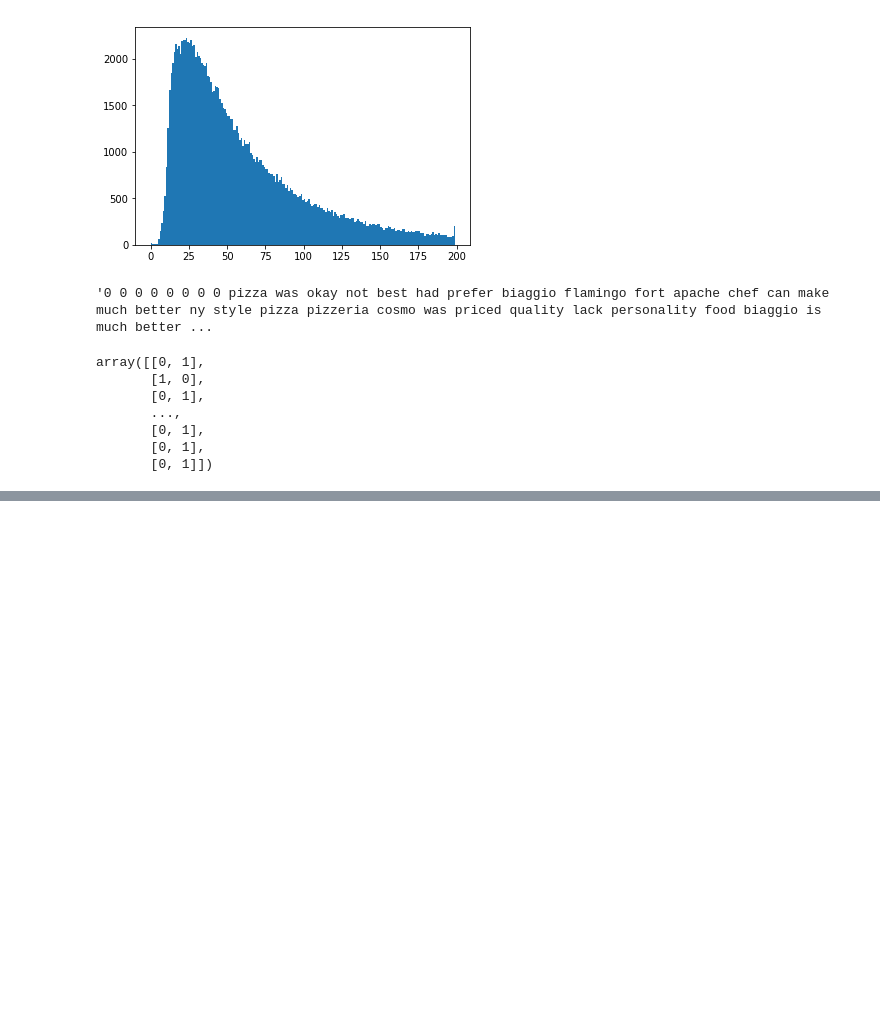
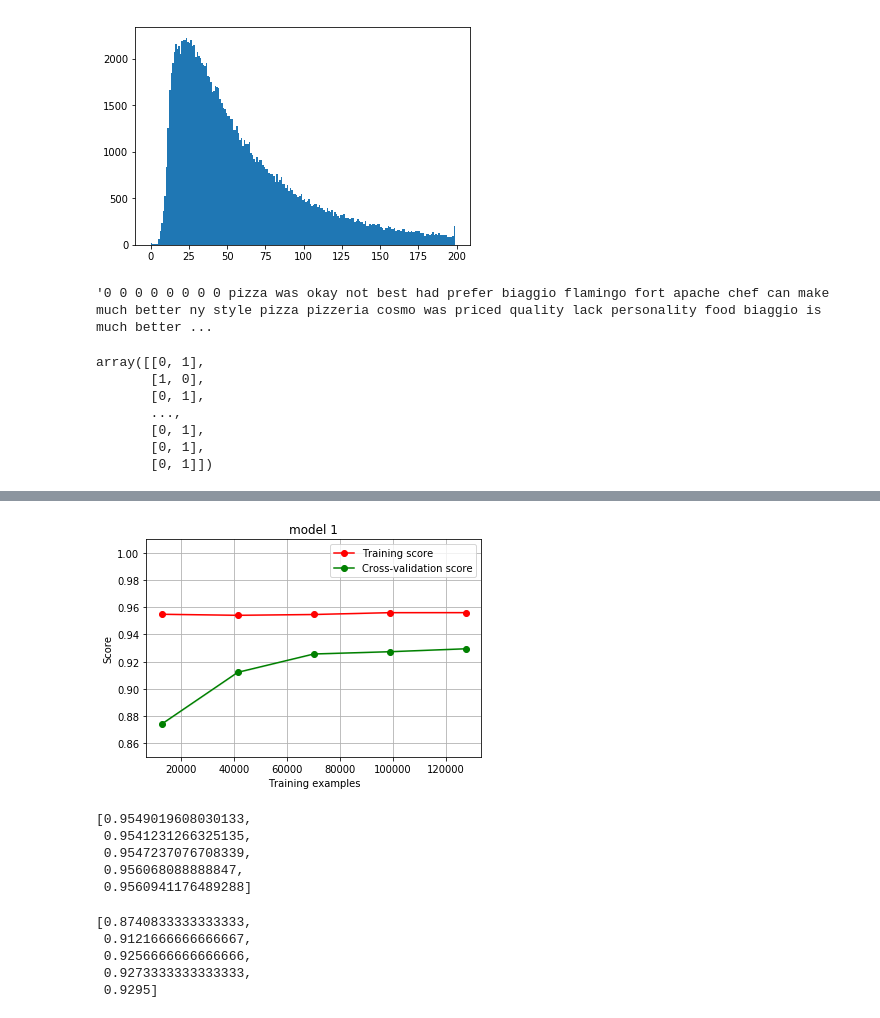
Before and after one commit to cyleefrank/yelp_sentiment_prediction, a Jupyter notebook: model2_improved_preprocessing_learning_curve.ipynb, the cells around one changed output, grey strips where cells are left out. Saved outputs shown, nothing was run; the diff lists cells and outputs as text; code cells hidden in the pictures; blank space fills up the shorter version.

Commit message:
learning curve

```diff
--- a/model2_improved_preprocessing_learning_curve.ipynb
+++ b/model2_improved_preprocessing_learning_curve.ipynb
@@ -26,7 +26,8 @@ num_pos = 0;
 num_neg = 0;
 num_total = 75000;
 
-with open('/Users/edgarleung/Downloads/yelp_dataset/yelp_academic_dataset_review.json', 'r',encoding='utf8') as f:
+#with open('/Users/edgarleung/Downloads/yelp_dataset/yelp_academic_dataset_review.json', 'r',encoding='utf8') as f:
+with open('data/yelp_academic_dataset_review.json', 'r',encoding='utf8') as f:
     for line in f:
         if (len(lines) >= (num_total * 2)):
             break;
@@ -192,7 +193,7 @@ def clean_document2(doco):
     doco = [w for w in doco if not w in stopwords]
 
     stemmer = SnowballStemmer('english')
-    stemmed_words = [stemmer.stem(word) for word in doco]
+    doco = [stemmer.stem(word) for word in doco]
 
     return doco
 # %%
@@ -276,4 +277,4 @@ def initializeModel():
     model.add(LSTM(50, recurrent_dropout=0.6));
     model.add(Dense(50, activation='relu'));
     model.add(Dense(2, activation='softmax'));
-    print(model.summary());
+    return model
@@ -331,7 +311,7 @@ for ts in train_sizes:
     actuals = [0 if y[0] == 1 else 1 for y in Y_dev];
 
     # Use SkLearn's Metrics module
-    print(accuracy_score(predictions, actuals))
-    train_scores = train_scores + [actuals]
-    test_scores = test_scores + [history.history['acc'][len(history.history['acc'])-1]]
+    accuracy = (accuracy_score(predictions, actuals))
+    test_scores = test_scores + [[accuracy]]
+    train_scores = train_scores + [[history.history['acc'][len(history.history['acc'])-1]]]
 # %% [output]
@@ -386,0 +430,25 @@ plt.show()
+# %%
+test_scores_2 = [[s] for s in train_scores]
+train_scores_2 = [[s] for s in test_scores]
+plot_learning_curve("model 1", train_sizes,train_scores_2,test_scores_2, ylim=(0.85, 1.01))
+plt.show()
+# %% [output]
+[figure, added]
+# %%
+test_scores
+# messed up, should be train score
+# %% [output]
+[0.9549019608030133,
+ 0.9541231266325135,
+ 0.9547237076708339,
+ 0.956068088888847,
+ 0.9560941176489288]
+# %%
+train_scores
+# messed up, should be test score
+# %% [output]
+[0.8740833333333333,
+ 0.9121666666666667,
+ 0.9256666666666666,
+ 0.9273333333333333,
+ 0.9295]
```
Also changed, not shown: parts of 5 cells of this notebook.
